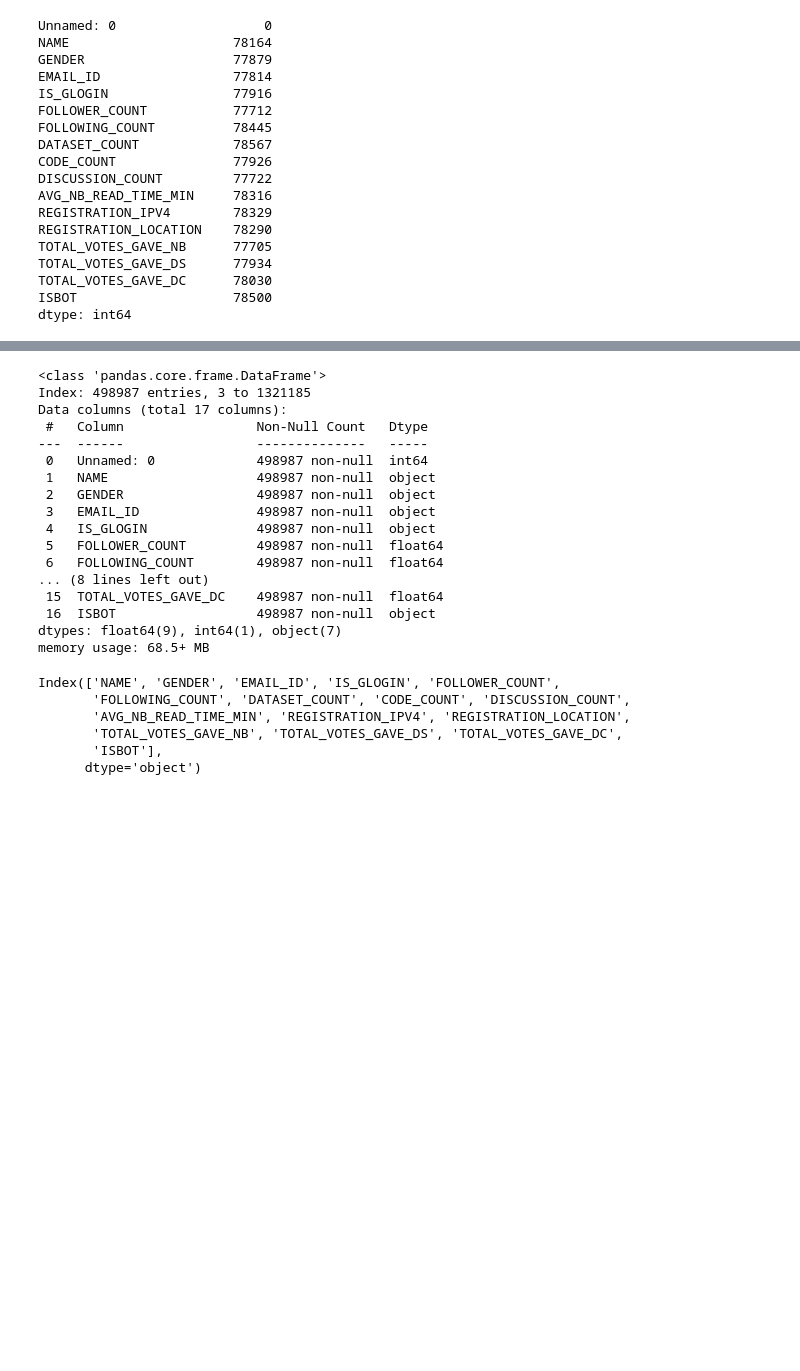
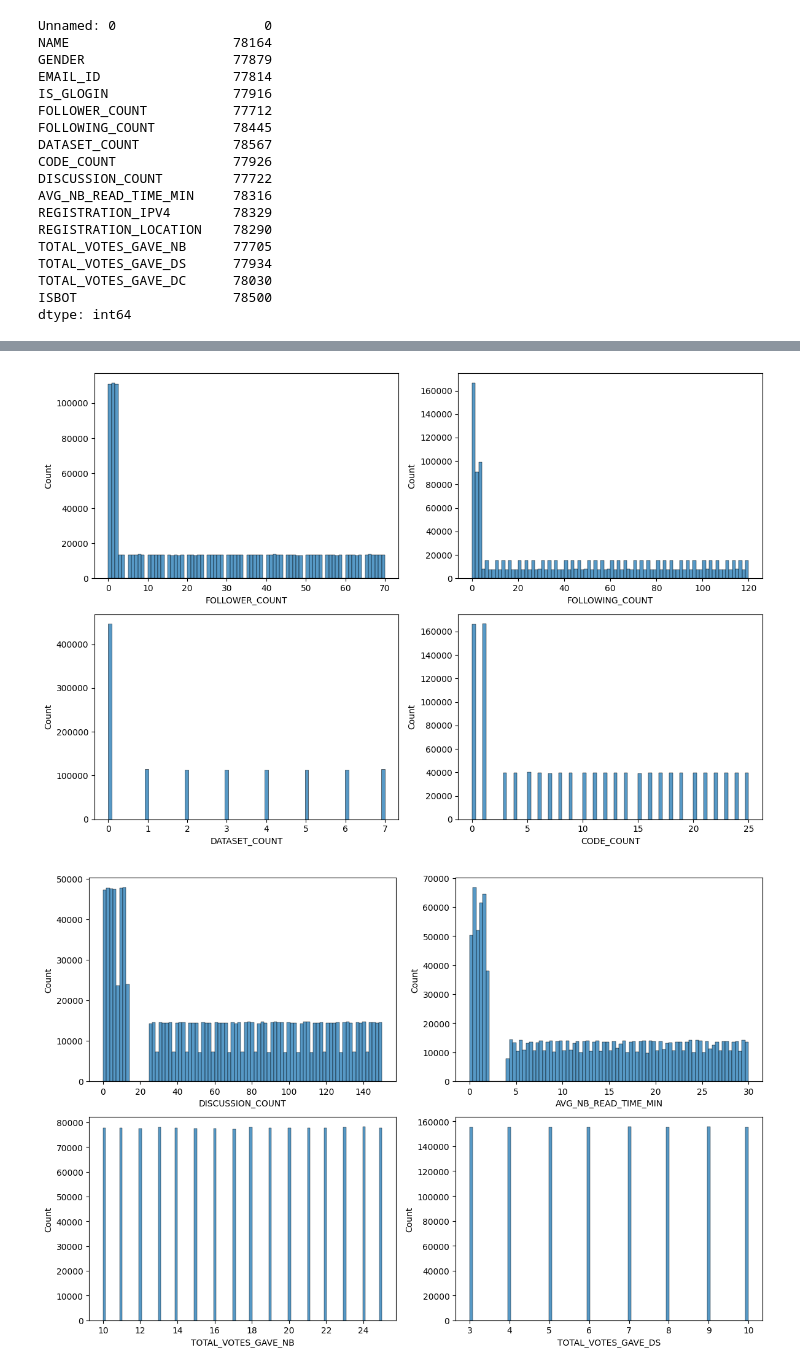
Before and after one commit to Hidayattt24/UTS-PRAKTIKUM-ML, a Jupyter notebook: notebook.ipynb, the cells around one changed output, grey strips where cells are left out. Cells and saved outputs as stored; diff of their text form; code cells hidden in the pictures; blank space fills up the shorter version.

```diff
--- a/notebook.ipynb
+++ b/notebook.ipynb
@@ -54,2 +148,0 @@ df.shape
-# %%
-df = df.dropna()
@@ -77,33 +149,29 @@ dtype: int64
-# %%
-
-df.info()
-# %% [output]
-<class 'pandas.core.frame.DataFrame'>
-Index: 498987 entries, 3 to 1321185
-Data columns (total 17 columns):
- #   Column                 Non-Null Count   Dtype
----  ------                 --------------   -----
- 0   Unnamed: 0             498987 non-null  int64
- 1   NAME                   498987 non-null  object
- 2   GENDER                 498987 non-null  object
- 3   EMAIL_ID               498987 non-null  object
- 4   IS_GLOGIN              498987 non-null  object
- 5   FOLLOWER_COUNT         498987 non-null  float64
- 6   FOLLOWING_COUNT        498987 non-null  float64
-... (8 lines left out)
- 15  TOTAL_VOTES_GAVE_DC    498987 non-null  float64
- 16  ISBOT                  498987 non-null  object
-dtypes: float64(9), int64(1), object(7)
-memory usage: 68.5+ MB
-# %%
-df.drop('Unnamed: 0', axis = 1, inplace = True)
-# %%
-
-df.columns
-# %% [output]
-Index(['NAME', 'GENDER', 'EMAIL_ID', 'IS_GLOGIN', 'FOLLOWER_COUNT',
-       'FOLLOWING_COUNT', 'DATASET_COUNT', 'CODE_COUNT', 'DISCUSSION_COUNT',
-       'AVG_NB_READ_TIME_MIN', 'REGISTRATION_IPV4', 'REGISTRATION_LOCATION',
-       'TOTAL_VOTES_GAVE_NB', 'TOTAL_VOTES_GAVE_DS', 'TOTAL_VOTES_GAVE_DC',
-       'ISBOT'],
-      dtype='object')
+# %%
+# Distribusi data numerik
+
+# Plot 1: FOLLOWER_COUNT, FOLLOWING_COUNT, DATASET_COUNT, CODE_COUNT
+fig, axes = plt.subplots(nrows=2, ncols=2, figsize=(12, 8))
+sns.histplot(data=df, x='FOLLOWER_COUNT', ax=axes[0, 0])
+sns.histplot(data=df, x='FOLLOWING_COUNT', ax=axes[0, 1])
+sns.histplot(data=df, x='DATASET_COUNT', ax=axes[1, 0])
+sns.histplot(data=df, x='CODE_COUNT', ax=axes[1, 1])
+plt.tight_layout()
+plt.show()
+
+# Plot 2: DISCUSSION_COUNT, AVG_NB_READ_TIME_MIN, TOTAL_VOTES_GAVE_NB, TOTAL_VOTES_GAVE_DS
+fig, axes = plt.subplots(nrows=2, ncols=2, figsize=(12, 8))
+sns.histplot(data=df, x='DISCUSSION_COUNT', ax=axes[0, 0])
+sns.histplot(data=df, x='AVG_NB_READ_TIME_MIN', ax=axes[0, 1])
+sns.histplot(data=df, x='TOTAL_VOTES_GAVE_NB', ax=axes[1, 0])
+sns.histplot(data=df, x='TOTAL_VOTES_GAVE_DS', ax=axes[1, 1])
+plt.tight_layout()
+plt.show()
+
+# Plot 3: TOTAL_VOTES_GAVE_DC
+fig, ax = plt.subplots(figsize=(6, 4))
+sns.histplot(data=df, x='TOTAL_VOTES_GAVE_DC', ax=ax)
+plt.tight_layout()
+plt.show()
+# %% [output]
+[figure, added]
+[figure, added]
```
Also changed, not shown: parts of 23 cells of this notebook.
